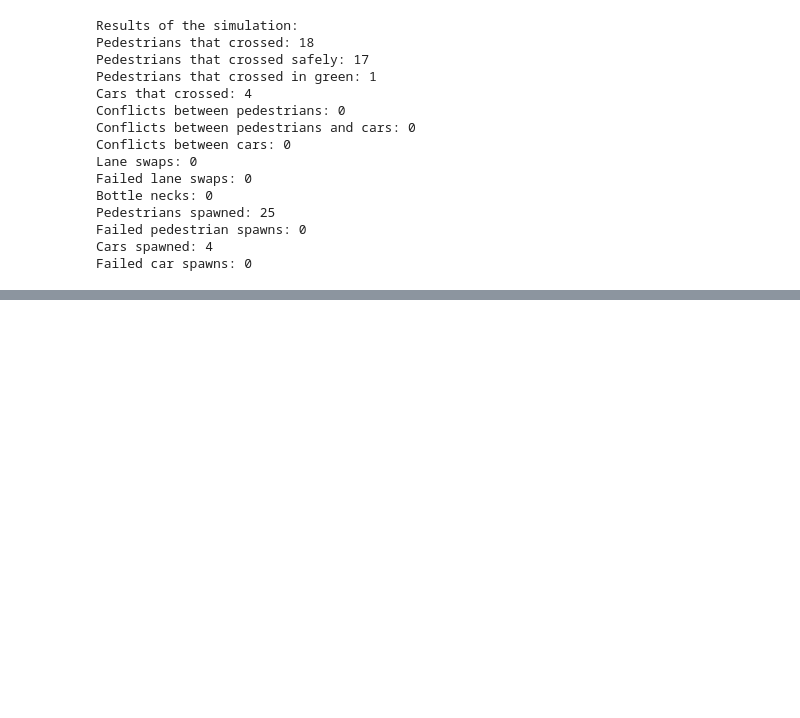
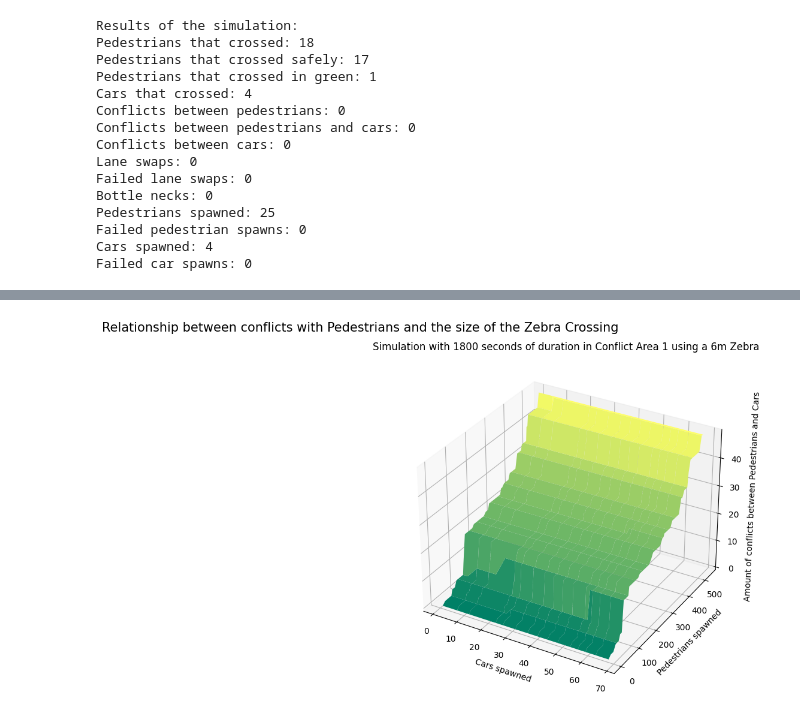
Before and after one commit to JM-Pascual/Crosswalk-Simulation, a Jupyter notebook: simulation.ipynb, the cells around one changed output, grey strips where cells are left out. Cells and saved outputs as stored; diff of their text form; code cells hidden in the pictures; blank space fills up the shorter version.

```diff
--- a/simulation.ipynb
+++ b/simulation.ipynb
@@ -667,0 +790,60 @@ Failed car spawns: 0
+# %%
+import matplotlib.pyplot as plt
+from scipy.interpolate import griddata
+
+# Definition of simulation parameters
+
+PEDESTRIAN_RATE = 0.3 # lambda parameter of the pedestrian P.Process
+
+time_window = 1800 # Total duration of the simulation (in seconds)
+
+# Defines how many steps fit in a second of simulation
+TIME_SPLIT = 4
+TRAFFIC_LIGHT_DURATION = 20
+CAR_RATE = 0.08
+
+# Defines the simulation space
+SPACE_DIMENSION = 100
+SIDEWALK_LENGTH = 5
+
+crossing_road_lengths = [12]
+
+fig = plt.figure()
+
+data = []
+
+for crossing_rows in crossing_road_lengths:
+    results_tracker = ResultsTracker()
+    process = PoissonProcess(1/TIME_SPLIT, PEDESTRIAN_RATE, CAR_RATE, sim_generator.generate_number())
+    simulation = ConflictArea1(results_tracker, 1/TIME_SPLIT, TRAFFIC_LIGHT_DURATION, SPACE_DIMENSION, crossing_rows, SIDEWALK_LENGTH, process, sim_generator.generate_number())
+    for _ in range(int(time_window*TIME_SPLIT)):
+        simulation.simulation_step()
+        if _ % 100 == 0:
+            data.append((results_tracker.pedestrians_spawned, results_tracker.cars_spawned, results_tracker.conflicts_car_pedestrian))
+
+y = []
+x = []
+z = []
+for sample in data:
+    y_sample, x_sample, z_sample = sample
+    x.append(x_sample)
+    y.append(y_sample)
+    z.append(z_sample)
+
+
+X, Y = np.meshgrid(x, y)
+Z = griddata((x, y), z, (X.flatten(), Y.flatten()), 'nearest').reshape(len(x),len(y))
+ax1 = fig.add_subplot(1, 2, 2, projection='3d')
+surf = ax1.plot_surface(X, Y, Z, rstride=5, cstride=5, cmap='summer',
+                        linewidth=1, antialiased=True, label=f'Length of Zebra: {crossing_road_lengths[0]/2}m')
+ax1.set_zlim3d(np.min(Z), np.max(Z))
+ax1.set_ylabel('Pedestrians spawned')
+ax1.set_xlabel('Cars spawned')
+ax1.set_zlabel('Amount of conflicts between Pedestrians and Cars')
+
+plt.suptitle("Relationship between conflicts with Pedestrians and the size of the Zebra Crossing", fontsize=15)
+plt.title("Simulation with 1800 seconds of duration in Conflict Area 1 using a 6m Zebra ", fontsize=12)
+
+plt.show()
+# %% [output]
+[figure, added]
```
Also changed, not shown: parts of 5 cells of this notebook.
